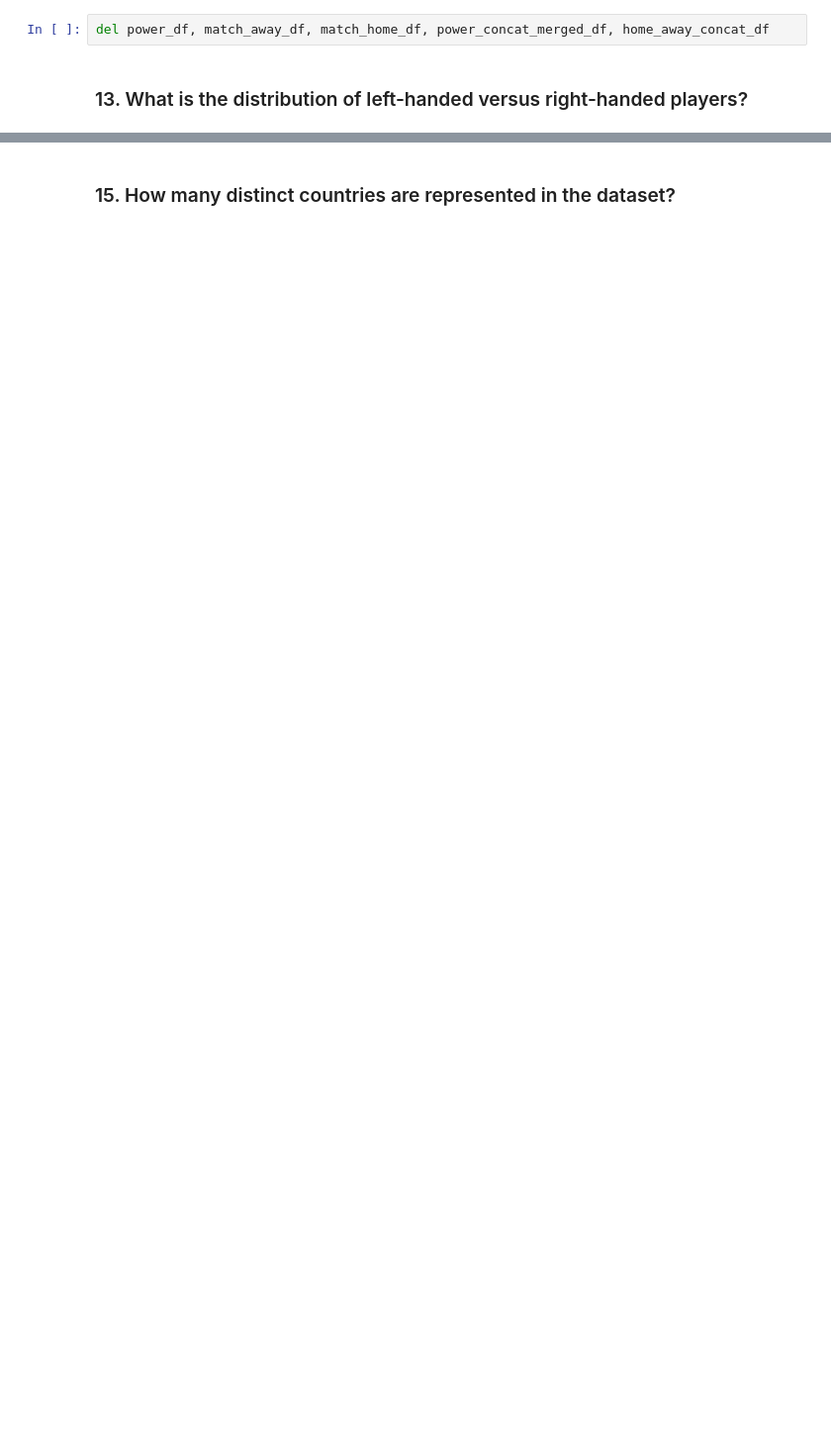
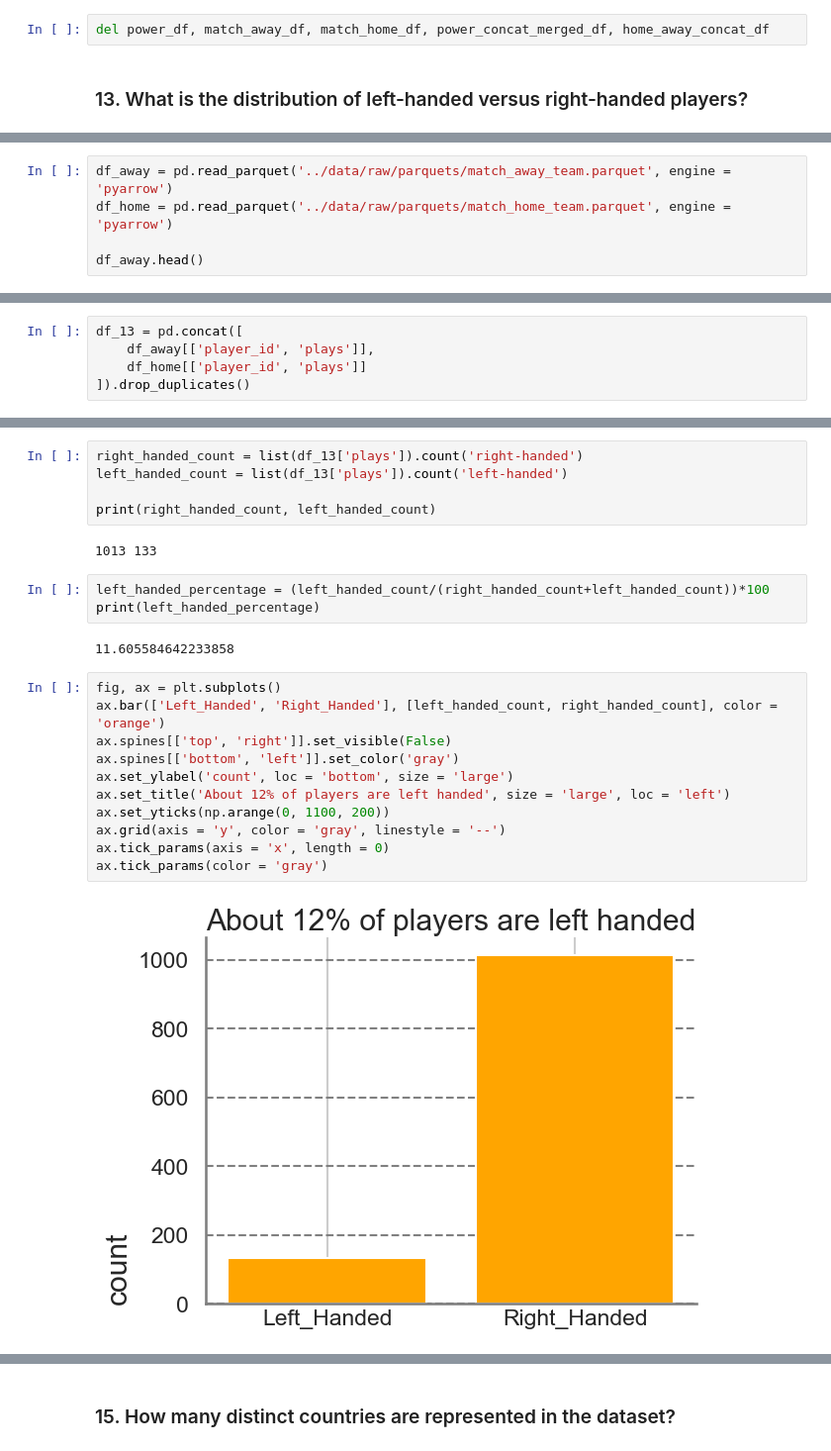
Before and after one commit to ParsaDEV15/Tennis-Project, a Jupyter notebook: notebooks/tennis_analysis.ipynb, the cells around one changed output, grey strips where cells are left out. Shown at 99% size. Cells and saved outputs as stored; diff of their text form; blank space fills up the shorter version.

```diff
--- a/notebooks/tennis_analysis.ipynb
+++ b/notebooks/tennis_analysis.ipynb
@@ -716,0 +715,5 @@ del power_df, match_away_df, match_home_df, power_concat_merged_df, home_away_co
+# %%
+df_away = pd.read_parquet('../data/raw/parquets/match_away_team.parquet', engine = 'pyarrow')
+df_home = pd.read_parquet('../data/raw/parquets/match_home_team.parquet', engine = 'pyarrow')
+
+df_away.head()
@@ -716,0 +736,5 @@ del power_df, match_away_df, match_home_df, power_concat_merged_df, home_away_co
+# %%
+df_13 = pd.concat([
+    df_away[['player_id', 'plays']],
+    df_home[['player_id', 'plays']]
+]).drop_duplicates()
@@ -716,0 +750,25 @@ del power_df, match_away_df, match_home_df, power_concat_merged_df, home_away_co
+# %%
+right_handed_count = list(df_13['plays']).count('right-handed')
+left_handed_count = list(df_13['plays']).count('left-handed')
+
+print(right_handed_count, left_handed_count)
+# %% [output]
+1013 133
+# %%
+left_handed_percentage = (left_handed_count/(right_handed_count+left_handed_count))*100
+print(left_handed_percentage)
+# %% [output]
+11.605584642233858
+# %%
+fig, ax = plt.subplots()
+ax.bar(['Left_Handed', 'Right_Handed'], [left_handed_count, right_handed_count], color = 'orange')
+ax.spines[['top', 'right']].set_visible(False)
+ax.spines[['bottom', 'left']].set_color('gray')
+ax.set_ylabel('count', loc = 'bottom', size = 'large')
+ax.set_title('About 12% of players are left handed', size = 'large', loc = 'left')
+ax.set_yticks(np.arange(0, 1100, 200))
+ax.grid(axis = 'y', color = 'gray', linestyle = '--')
+ax.tick_params(axis = 'x', length = 0)
+ax.tick_params(color = 'gray')
+# %% [output]
+[figure, added]
```
Also changed, not shown: parts of 20 cells of this notebook.
